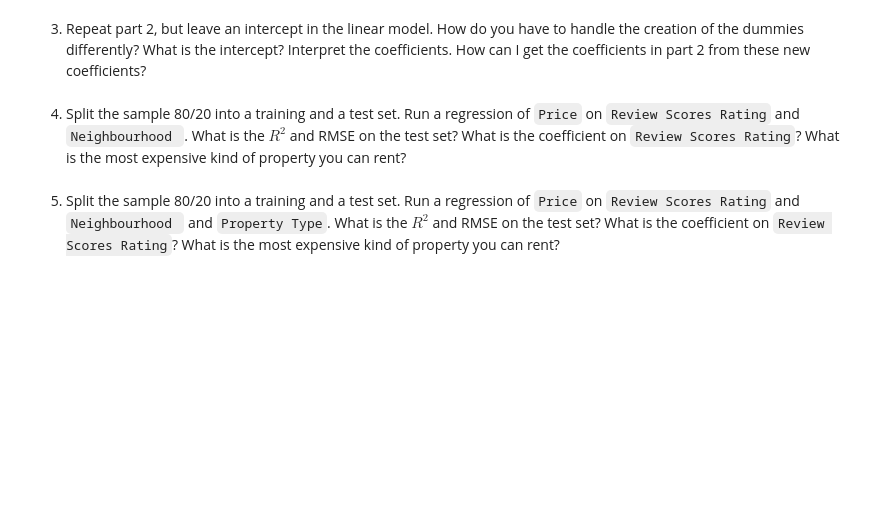
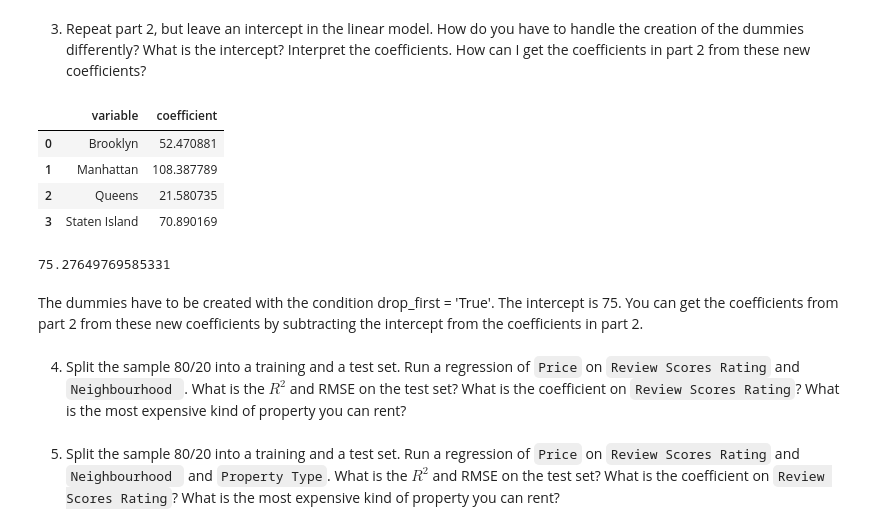
Before and after one commit to laurenwisniewski/DS3001-linearRegression, a Jupyter notebook: assignment.ipynb, the cells around one changed output. Drawn from its saved outputs; the diff is of its cells as text; code cells hidden in the pictures; blank space fills up the shorter version.

```diff
--- a/assignment.ipynb
+++ b/assignment.ipynb
@@ -79,5 +98,25 @@ plt.show()
 # %% [markdown]
 3. Repeat part 2, but leave an intercept in the linear model. How do you have to handle the creation of the dummies differently? What is the intercept? Interpret the coefficients. How can I get the coefficients in part 2 from these new coefficients?
+# %%
+y = airbnb_data['Price']
+X = pd.get_dummies(airbnb_data['Neighbourhood '], dtype = 'int', drop_first = 'True')
+
+reg = linear_model.LinearRegression().fit(X, y)
+
+results = pd.DataFrame({'variable':reg.feature_names_in_, 'coefficient': reg.coef_})
+results
+# %% [output]
+|  | variable | coefficient |
+| 0 | Brooklyn | 52.470881 |
+| 1 | Manhattan | 108.387789 |
+| 2 | Queens | 21.580735 |
+| 3 | Staten Island | 70.890169 |
+# %%
+print(reg.intercept_)
+# %% [output]
+75.27649769585331
+# %% [markdown]
+The dummies have to be created with the condition drop_first = 'True'. The intercept is 75. You can get the coefficients from part 2 from these new coefficients by subtracting the intercept from the coefficients in part 2.
 # %% [markdown]
 4. Split the sample 80/20 into a training and a test set. Run a regression of `Price` on `Review Scores Rating` and `Neighbourhood `. What is the $R^2$ and RMSE on the test set? What is the coefficient on `Review Scores Rating`? What is the most expensive kind of property you can rent?
 # %% [markdown]
```
Also changed, not shown: parts of 2 cells of this notebook.
